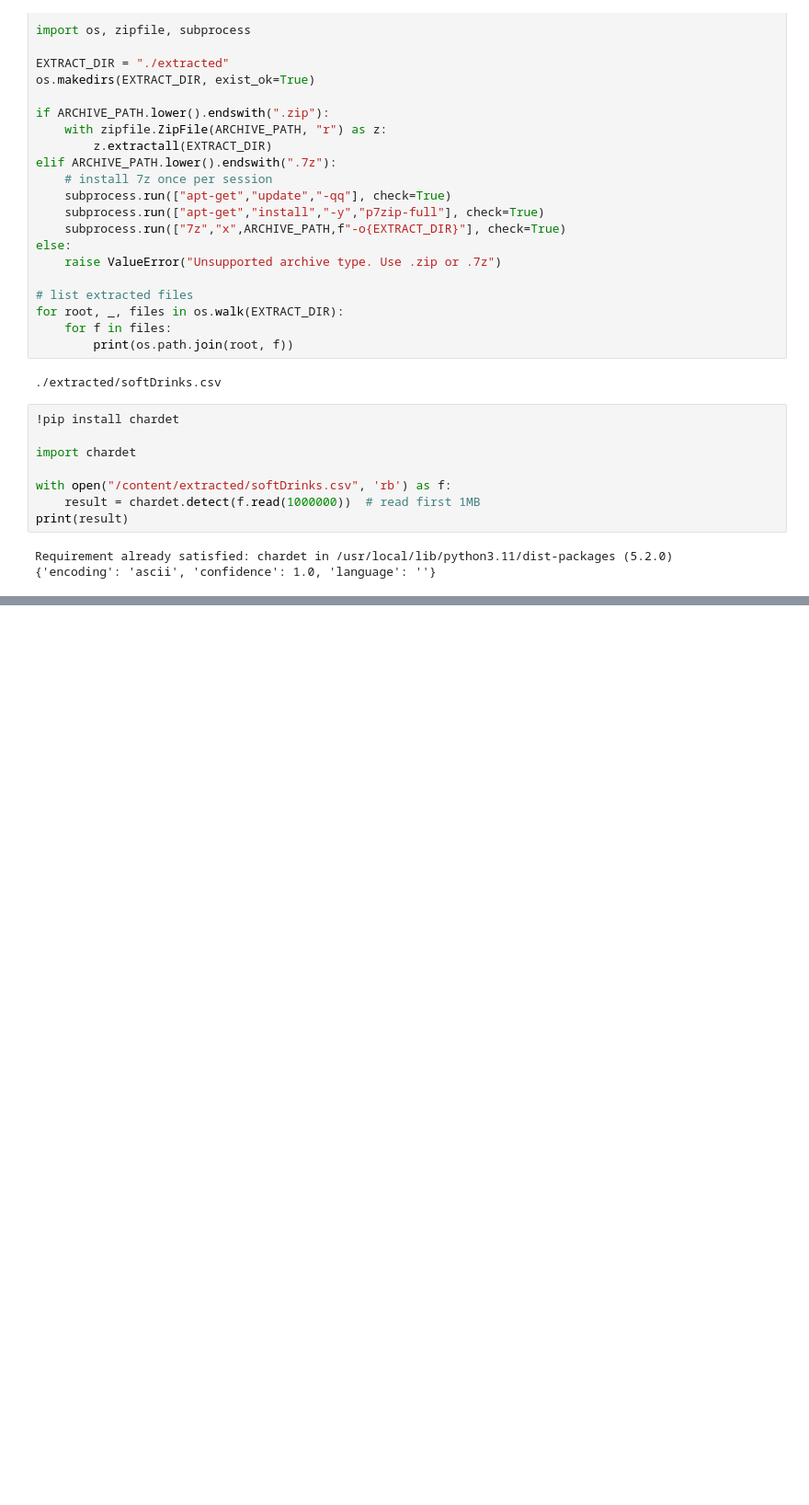
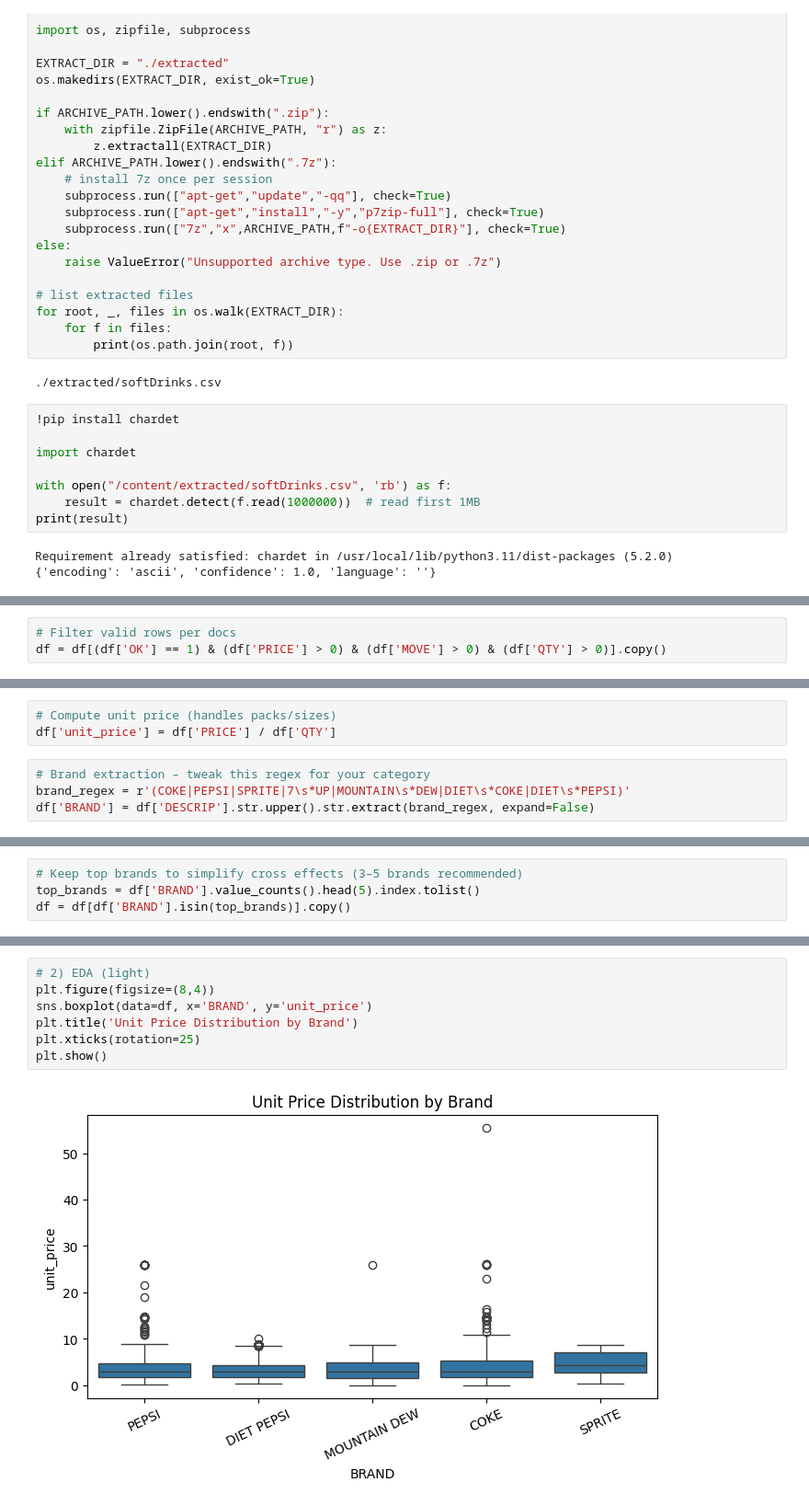
Before and after one commit to mmilannaik/BigOCheatSheet, a Jupyter notebook: HM_04_Cross Price Elasticity.ipynb, the cells around one changed output, grey strips where cells are left out. Shown at 92% size. Cells and saved outputs as stored; diff of their text form; blank space fills up the shorter version.

```diff
--- a/HM_04_Cross Price Elasticity.ipynb
+++ b/HM_04_Cross Price Elasticity.ipynb
@@ -82,0 +170,3 @@ for chunk in pd.read_csv(csv_path, encoding="cp1252", encoding_errors="replace",
+# %%
+# Filter valid rows per docs
+df = df[(df['OK'] == 1) & (df['PRICE'] > 0) & (df['MOVE'] > 0) & (df['QTY'] > 0)].copy()
@@ -82,0 +177,7 @@ for chunk in pd.read_csv(csv_path, encoding="cp1252", encoding_errors="replace",
+# %%
+# Compute unit price (handles packs/sizes)
+df['unit_price'] = df['PRICE'] / df['QTY']
+# %%
+# Brand extraction – tweak this regex for your category
+brand_regex = r'(COKE|PEPSI|SPRITE|7\s*UP|MOUNTAIN\s*DEW|DIET\s*COKE|DIET\s*PEPSI)'
+df['BRAND'] = df['DESCRIP'].str.upper().str.extract(brand_regex, expand=False)
@@ -82,0 +189,4 @@ for chunk in pd.read_csv(csv_path, encoding="cp1252", encoding_errors="replace",
+# %%
+# Keep top brands to simplify cross effects (3–5 brands recommended)
+top_brands = df['BRAND'].value_counts().head(5).index.tolist()
+df = df[df['BRAND'].isin(top_brands)].copy()
@@ -82,0 +218,9 @@ for chunk in pd.read_csv(csv_path, encoding="cp1252", encoding_errors="replace",
+# %%
+# 2) EDA (light)
+plt.figure(figsize=(8,4))
+sns.boxplot(data=df, x='BRAND', y='unit_price')
+plt.title('Unit Price Distribution by Brand')
+plt.xticks(rotation=25)
+plt.show()
+# %% [output]
+[figure, added]
```
Also changed, not shown: parts of 15 cells of this notebook.
